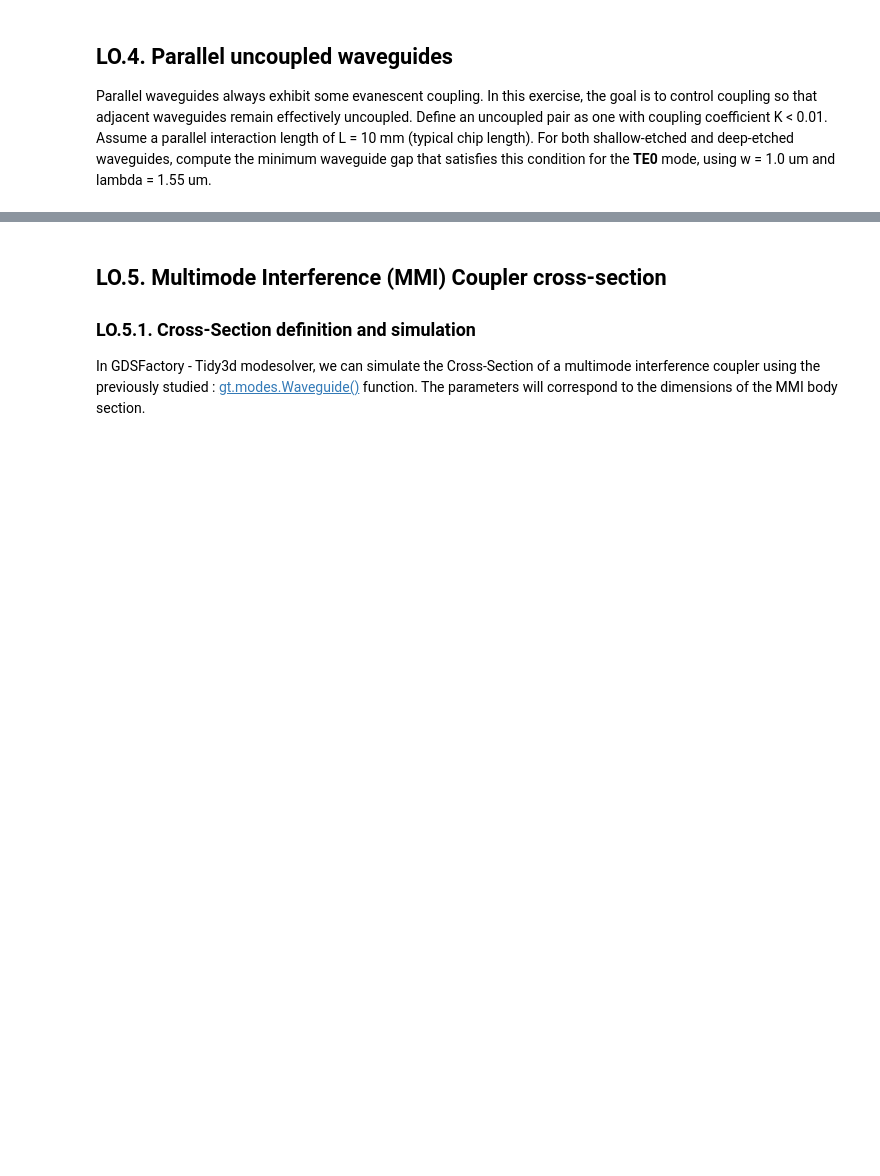
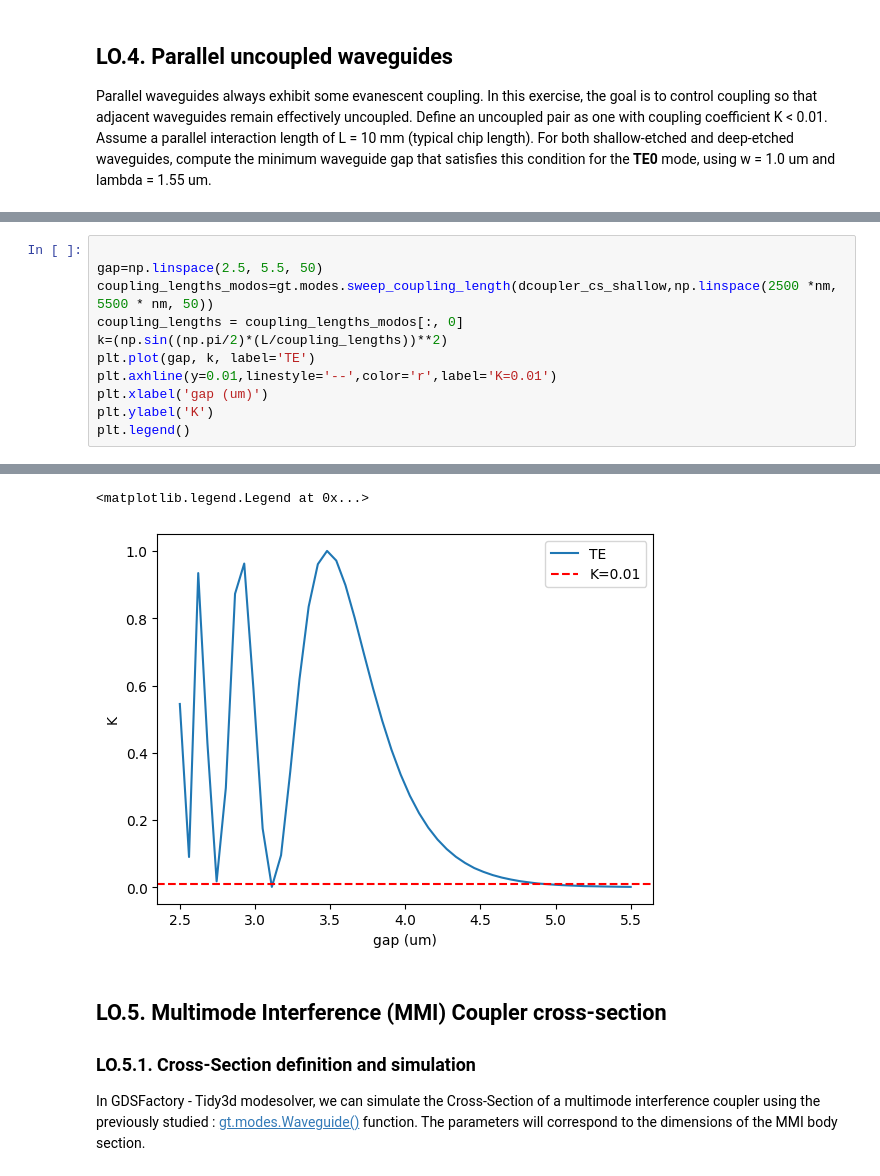
Before and after one commit to ainaperello/cifoin-lab2, a Jupyter notebook: COUPLERS_Student.ipynb, the cells around one changed output, grey strips where cells are left out. Cells and saved outputs as stored; diff of their text form; blank space fills up the shorter version.

```diff
--- a/COUPLERS_Student.ipynb
+++ b/COUPLERS_Student.ipynb
@@ -527,0 +581,12 @@ array([135435.34349441, 219320.66959048])
+# %%
+
+gap=np.linspace(2.5, 5.5, 50)
+coupling_lengths_modos=gt.modes.sweep_coupling_length(dcoupler_cs_shallow,np.linspace(2500 *nm, 5500 * nm, 50))
+coupling_lengths = coupling_lengths_modos[:, 0]
+k=(np.sin((np.pi/2)*(L/coupling_lengths))**2)
+plt.plot(gap, k, label='TE')
+plt.axhline(y=0.01,linestyle='--',color='r',label='K=0.01')
+plt.xlabel('gap (um)')
+plt.ylabel('K')
+plt.legend()
+# %% [output]
@@ -528,3 +610,5 @@ array([135435.34349441, 219320.66959048])
+<matplotlib.legend.Legend at 0x...>
+[figure, added]
 # %% [markdown]
 ## LO.5. Multimode Interference (MMI) Coupler cross-section
 
```
Also changed, not shown: parts of 33 cells of this notebook.
